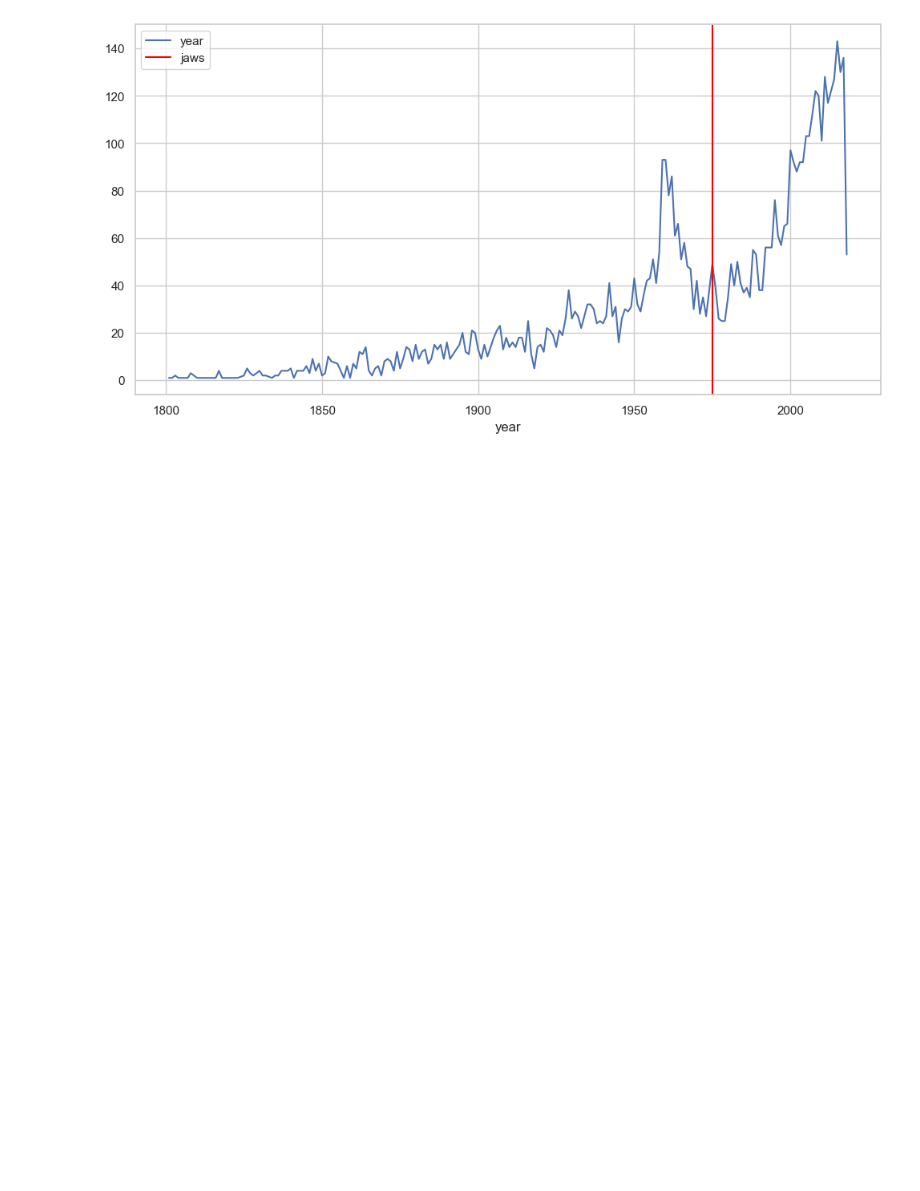
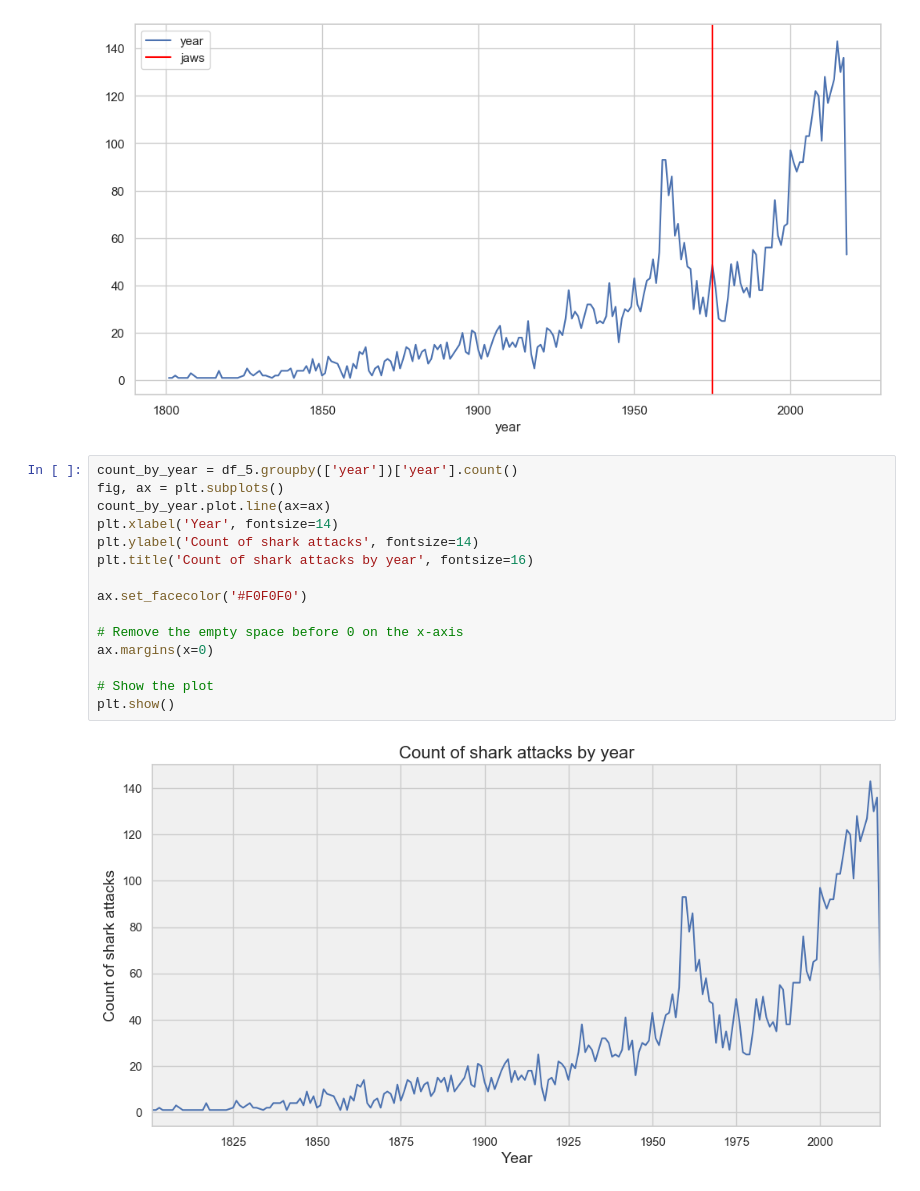
Before and after one commit to laumosa/Project1-Sharks, a Jupyter notebook: exploration.ipynb, the cells around one changed output. Saved outputs shown, nothing was run; the diff lists cells and outputs as text; blank space fills up the shorter version.

```diff
--- a/exploration.ipynb
+++ b/exploration.ipynb
@@ -539,3 +539,20 @@ plt.axvline(x=1975, c="red", label = "jaws")
 plt.legend();
 # %% [output]
 [figure]
+# %%
+count_by_year = df_5.groupby(['year'])['year'].count()
+fig, ax = plt.subplots()
+count_by_year.plot.line(ax=ax)
+plt.xlabel('Year', fontsize=14)
+plt.ylabel('Count of shark attacks', fontsize=14)
+plt.title('Count of shark attacks by year', fontsize=16)
+
+ax.set_facecolor('#F0F0F0')
+
+# Remove the empty space before 0 on the x-axis
+ax.margins(x=0)
+
+# Show the plot
+plt.show()
+# %% [output]
+[figure, added]
```
Also changed, not shown: parts of 1 cell of this notebook, 3 other files.
